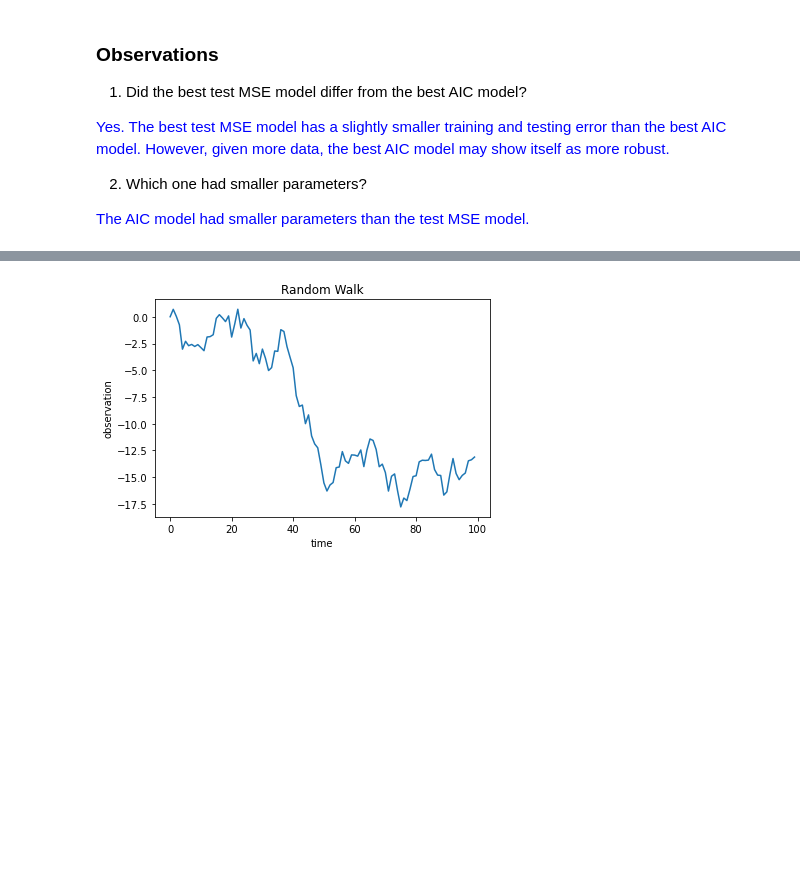
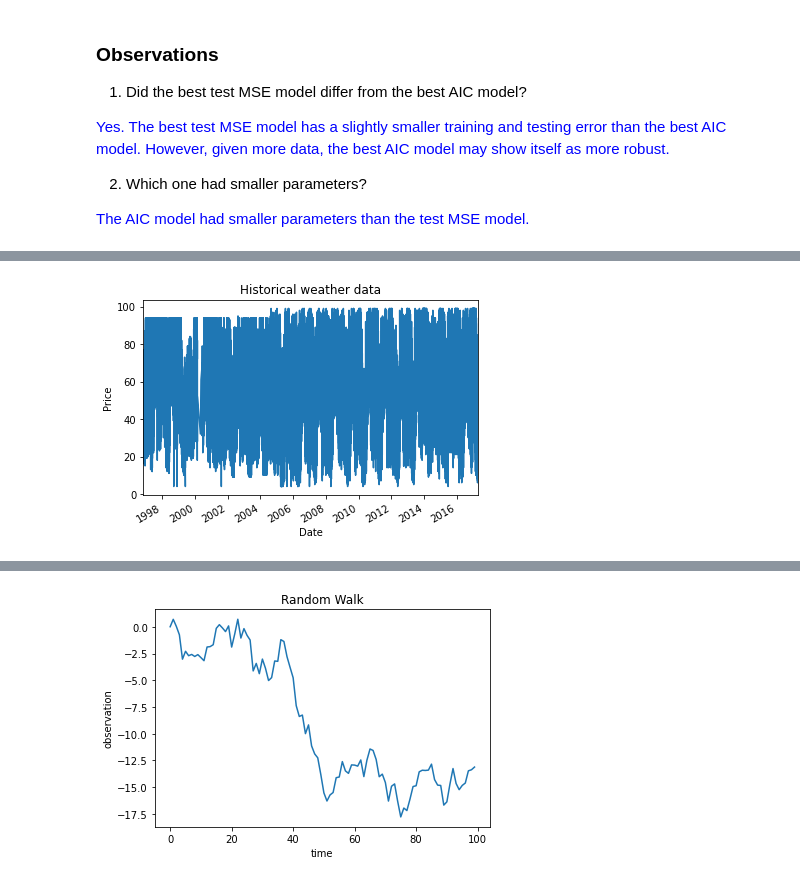
Before and after one commit to adamchang2000/cs189-project-t-arima, a Jupyter notebook: ARIMA_notebook_sols.ipynb, the cells around one changed output, grey strips where cells are left out. Cells and saved outputs as stored; diff of their text form; code cells hidden in the pictures; blank space fills up the shorter version.

Commit message:
added a new part with AR model self implementation

```diff
--- a/ARIMA_notebook_sols.ipynb
+++ b/ARIMA_notebook_sols.ipynb
@@ -997,0 +1004,7 @@ Mean squared testing error: 3.2216796724759535
+# %%
+#load dataset
+weather_data = pd.read_csv('data/weather_data.csv', parse_dates=['datetime_utc'], index_col='datetime_utc')
+weather_data = weather_data.rename(index=str, columns={' _tempm': 'temperature', ' _hum': 'humidity', ' _dewptm': 'dew_point_temp', ' _pressurem': 'pressure'})
+weather_data.index = pd.to_datetime(weather_data.index)
+
+weather_data.head()
@@ -997,0 +1025,28 @@ Mean squared testing error: 3.2216796724759535
+# %%
+#TODO: Choose a column from weather_data (solution uses humidity)
+
+#YOUR CODE HERE
+weather_data_one_col = weather_data['humidity']
+
+#TODO: interpolate null values
+#reference the appropriate code section from Part 3
+weather_data_one_col.ffill(inplace=True)
+
+#TODO: remove outliers
+#reference the appropriate code section from Part 3
+weather_data_one_col = weather_data_one_col[weather_data_one_col < 100]
+
+#END YOUR CODE
+
+weather_data_one_col.plot()
+plt.xlabel('time')
+plt.ylabel('Humidity')
+plt.xlabel('Date')
+plt.ylabel('Price')
+plt.title('Historical weather data')
+plt.show()
+
+print(weather_data_one_col.head())
+print('Null values: %s' % str(weather_data_one_col.isnull().sum()))
+# %% [output]
+[figure, added]
```
Also changed, not shown: parts of 18 cells of this notebook.
